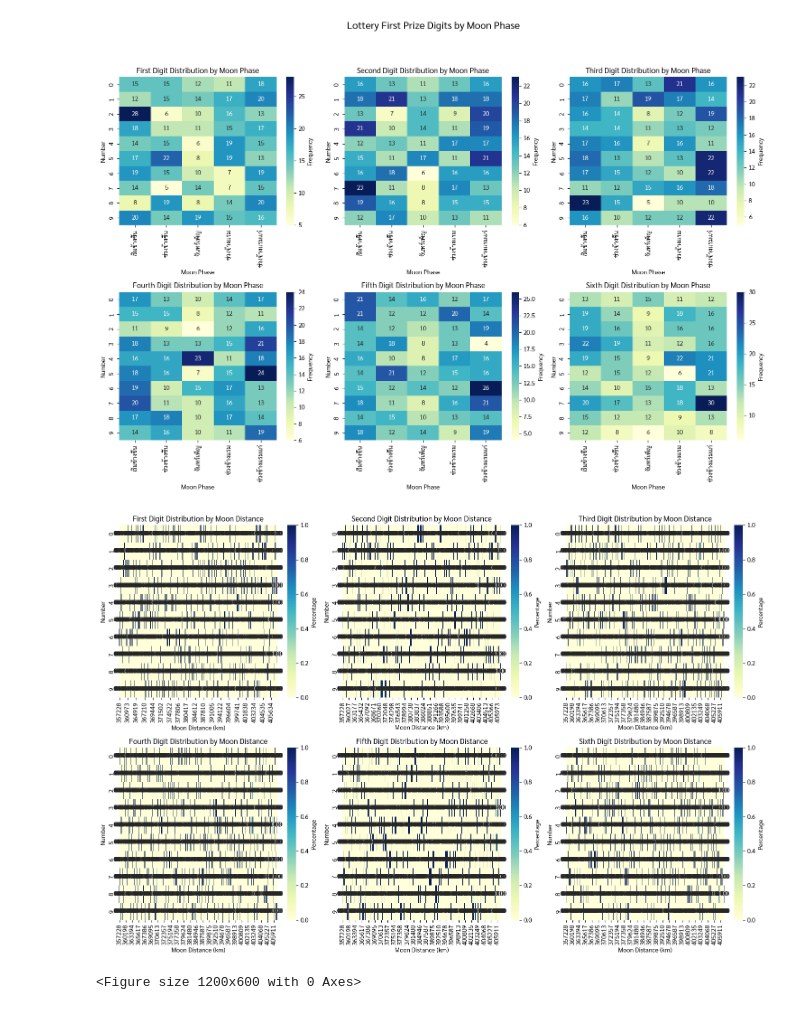
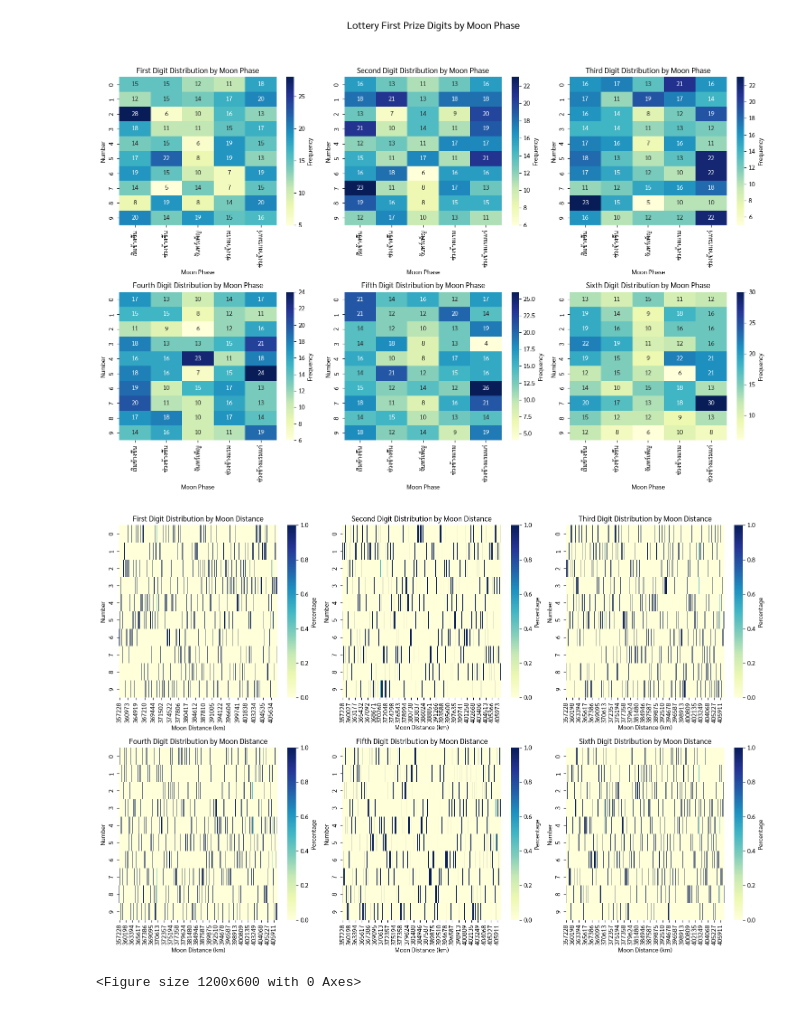
Before and after one commit to tangnatta/AUT461-Thai-Lottery-2025, a Jupyter notebook: eda.ipynb, the cells around one changed output. Saved outputs shown, nothing was run; the diff lists cells and outputs as text; code cells hidden in the pictures.

```diff
--- a/eda.ipynb
+++ b/eda.ipynb
@@ -465,25 +465,26 @@ plt.tight_layout()
 # %%
 df_temp = df.copy()
 df_temp['moon_distance_km'] = df_temp['moon_distance_km'].astype(int)
 
 plt.figure(figsize=(15, 10))
 
 for i, (pos, label) in enumerate(positions):
     plt.subplot(2, 3, i+1)
     # Create a pivot table but normalize each column to show percentages
     pivot_data = df_temp.pivot_table(
         index=f'win_digit{i+1}', columns='moon_distance_km', values='1st_prize', aggfunc='count', fill_value=0)
     # Normalize the data (each column will sum to 1)
     normalized_pivot = pivot_data.div(pivot_data.sum(axis=0), axis=1)
-    sns.heatmap(normalized_pivot, cmap="YlGnBu", annot=True,
+    sns.heatmap(normalized_pivot, cmap="YlGnBu", annot=False,
                 fmt='.2f', cbar_kws={'label': 'Percentage'})
 
     plt.title(f'{label} Digit Distribution by Moon Distance')
     plt.xlabel('Moon Distance (km)')
     plt.ylabel('Number')
+
     plt.tight_layout()
 # %% [output]
-[figure, old version]
+[figure, new version]
 # %%
 # Merge zodiac data with first digit frequency
 df_temp = df.copy()
```
